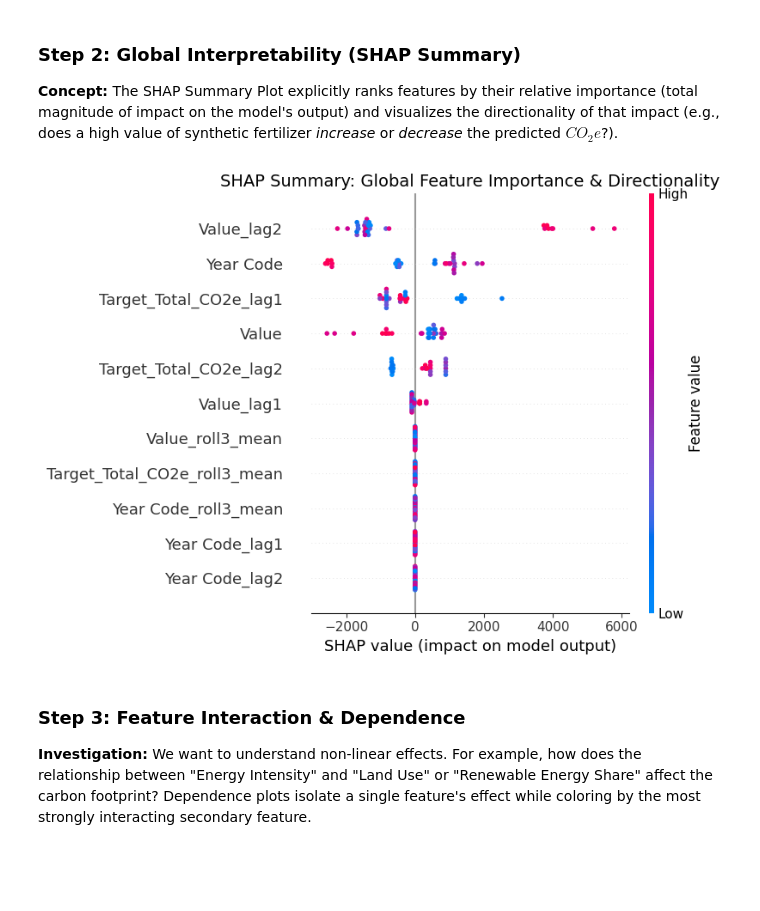
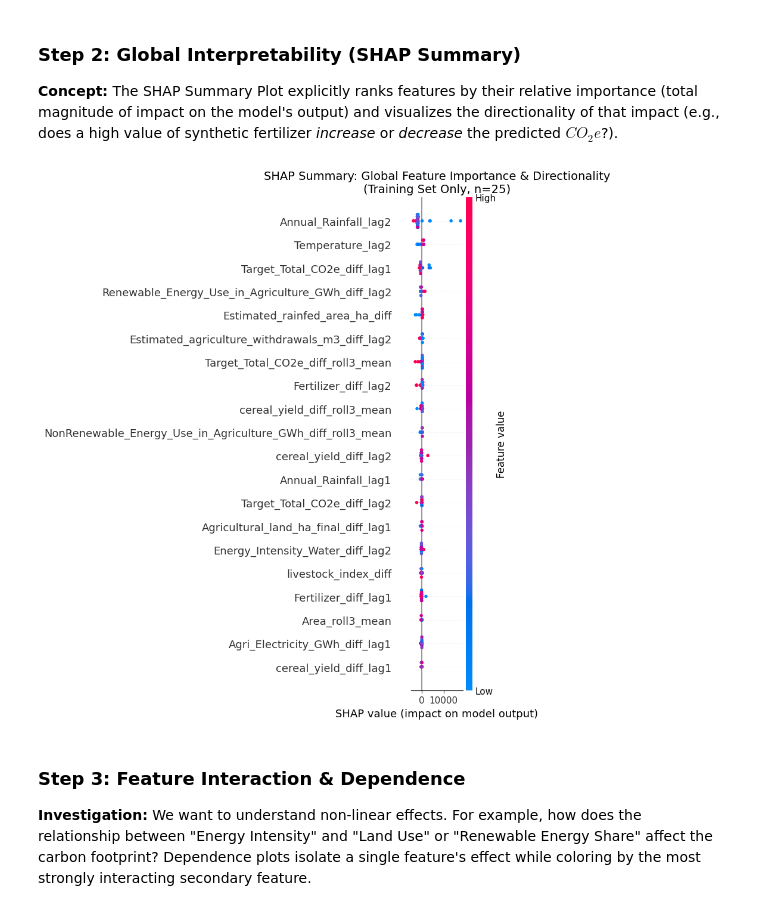
Before and after one commit to prakash-ukhalkar/India-Agri-Carbon-Prediction, a Jupyter notebook: notebooks/04_Interpretability_and_Policy_Insights.ipynb, the cells around one changed output. Cells and saved outputs as stored; diff of their text form; code cells hidden in the pictures; blank space fills up the shorter version.

Commit message:
NB04 Interpretability and Policy Insights

```diff
--- a/notebooks/04_Interpretability_and_Policy_Insights.ipynb
+++ b/notebooks/04_Interpretability_and_Policy_Insights.ipynb
@@ -41,7 +91,7 @@ else:
 
 print(f"Data Loaded: {df.shape}")
 
-# Load the champion model (XGBoost) and scaler
+# Load the champion model and scaler
 model_path = os.path.join(MODELS_DIR, 'champion_model.pkl')
 scaler_path = os.path.join(MODELS_DIR, 'scaler.pkl')
 
@@ -52,13 +102,26 @@ if os.path.exists(model_path) and os.path.exists(scaler_path):
 else:
     raise FileNotFoundError("Model or Scaler not found. Please run Notebook 03 first.")
 
-# Re-create the X matrix used for training
-# Ensure we drop categorical or target columns
-drop_cols = ['Target_Total_CO2e', 'Target_Total_CO2e_diff']
+# Re-create the X matrix
+drop_cols = ['Target_Total_CO2e', 'Target_Total_CO2e_diff', 'Emission_Intensity_Land', 'Emission_Intensity_Land_diff']
 X = df.drop(columns=[col for col in drop_cols if col in df.columns], errors='ignore')
 X = X.select_dtypes(include=[np.number])
 
-# Scale the entire feature set for global interpretability
+# ======================================================================
+#  FIX #7: SHAP uses TRAINING SET ONLY for global interpretability
+#  Global SHAP analysis must not include test-set observations, as this
+#  would allow test data to influence feature importance rankings.
+# ======================================================================
+TEST_YEARS_HOLD_OUT = 5
+X_train = X.iloc[:-TEST_YEARS_HOLD_OUT]
+X_test = X.iloc[-TEST_YEARS_HOLD_OUT:]
+
+# Scale
+X_train_scaled = pd.DataFrame(scaler.transform(X_train), columns=X_train.columns, index=X_train.index)
+X_test_scaled = pd.DataFrame(scaler.transform(X_test), columns=X_test.columns, index=X_test.index)
 X_scaled = pd.DataFrame(scaler.transform(X), columns=X.columns, index=X.index)
+
+print(f"Training set for SHAP: {X_train_scaled.shape}")
+print(f"Test set: {X_test_scaled.shape}")
 # %% [output]
 [interactive output not drawn]
@@ -68,23 +133,24 @@ Model and Scaler successfully loaded.
 ### Step 2: Global Interpretability (SHAP Summary)
 **Concept:** The SHAP Summary Plot explicitly ranks features by their relative importance (total magnitude of impact on the model's output) and visualizes the directionality of that impact (e.g., does a high value of synthetic fertilizer *increase* or *decrease* the predicted $CO_2e$?).
 # %%
+# FIX #7: SHAP computed on TRAINING SET ONLY
 # Initialize agnostic SHAP Explainer using the model's predict function
 # This bypasses a known bug between SHAP's XGBoost parser and XGBoost 2.x's string base_score arrays
-explainer = shap.Explainer(champion_model.predict, X_scaled)
+explainer = shap.Explainer(champion_model.predict, X_train_scaled)
 
-# Calculate SHAP values for the entire dataset
-shap_obj = explainer(X_scaled)
-shap_values = shap_obj.values # Extract the raw numpy array for traditional plots
+# Calculate SHAP values for TRAINING observations only
+shap_obj = explainer(X_train_scaled)
+shap_values = shap_obj.values  # Raw numpy array for traditional plots
 
 # Generate SHAP Summary Plot
 plt.figure(figsize=(10, 8))
-plt.title("SHAP Summary: Global Feature Importance & Directionality", fontsize=14)
-shap.summary_plot(shap_values, X_scaled, show=False)
+plt.title("SHAP Summary: Global Feature Importance & Directionality\n(Training Set Only, n={})".format(len(X_train_scaled)), fontsize=14)
+shap.summary_plot(shap_values, X_train_scaled, show=False)
 plt.tight_layout()
 plt.savefig(os.path.join(RESULTS_DIR, 'shap_summary_plot.png'), dpi=300)
 plt.show()
 # %% [output]
-[figure, old version]
+[figure, new version]
 # %% [markdown]
 ### Step 3: Feature Interaction & Dependence
 **Investigation:** We want to understand non-linear effects. For example, how does the relationship between "Energy Intensity" and "Land Use" or "Renewable Energy Share" affect the carbon footprint? Dependence plots isolate a single feature's effect while coloring by the most strongly interacting secondary feature.
```
Also changed, not shown: parts of 9 cells of this notebook.
